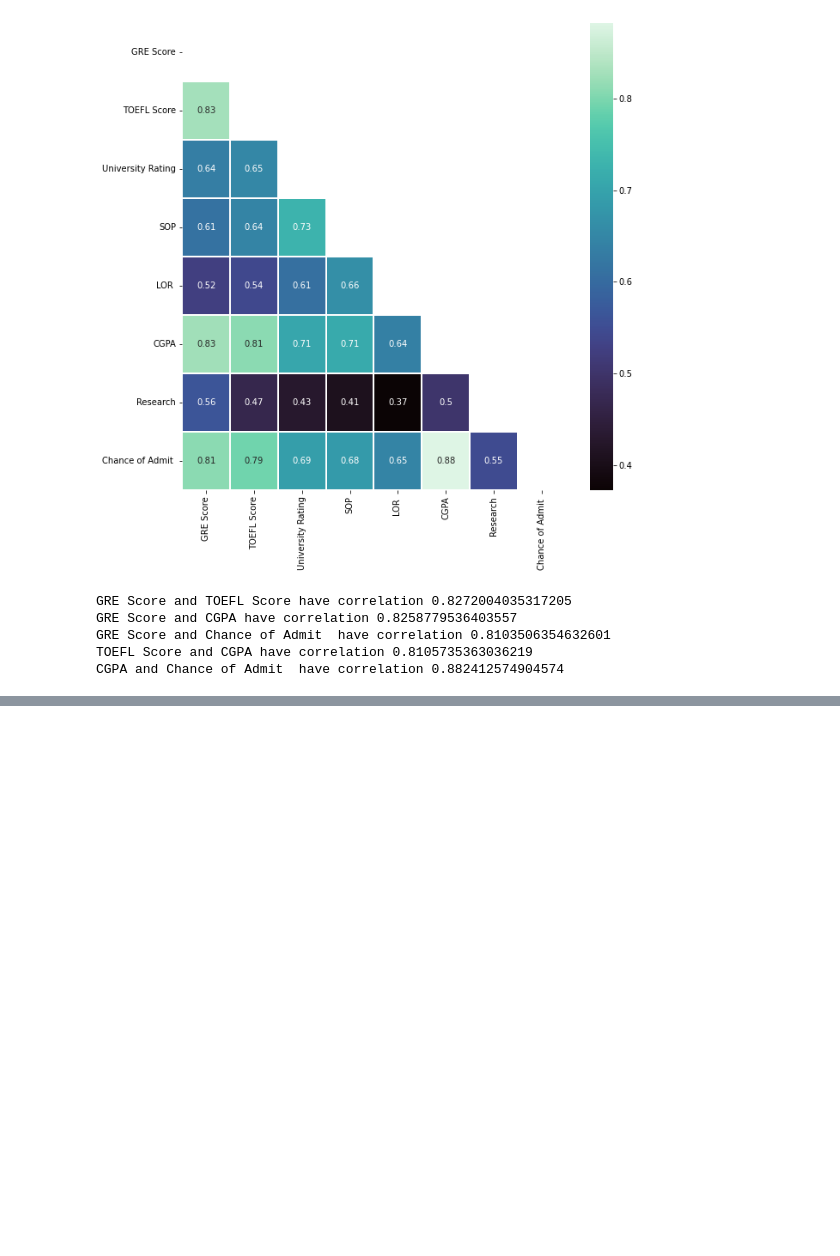
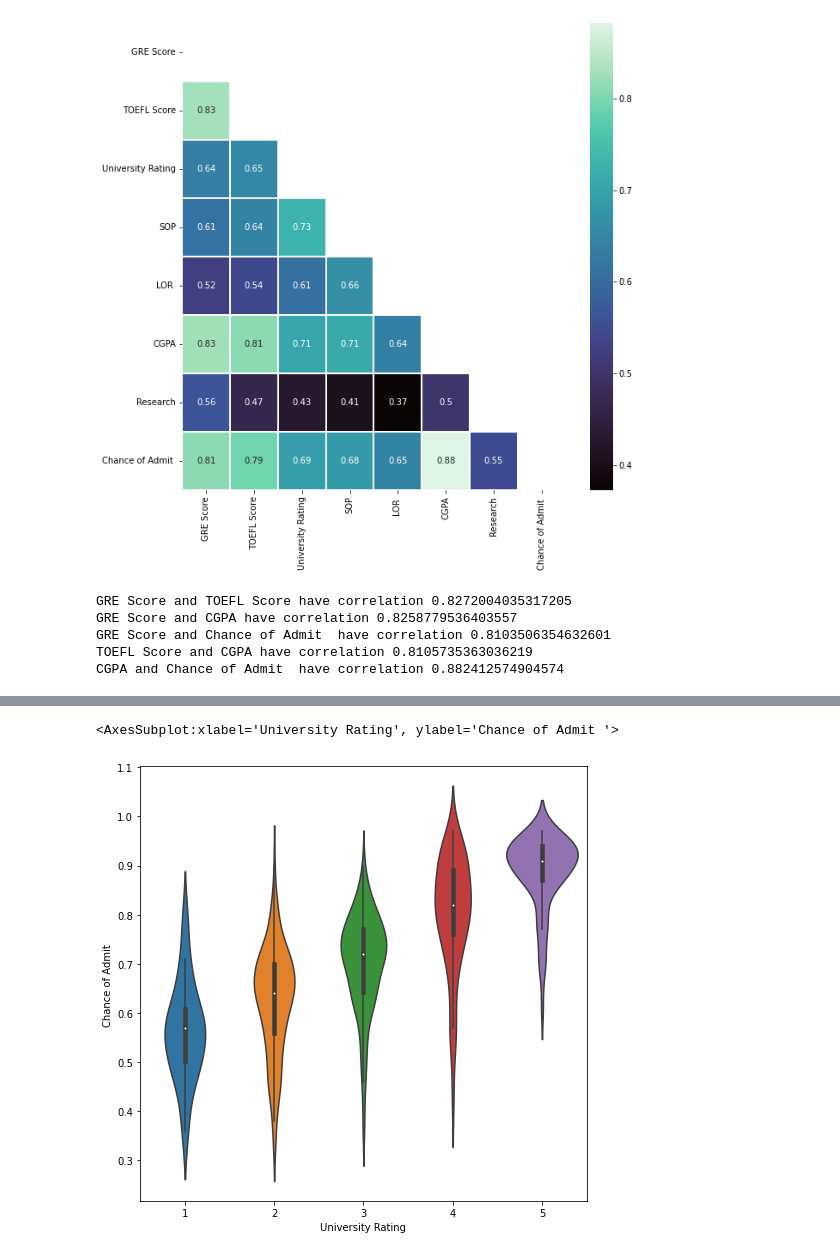
Before and after one commit to utkuozbudak/graduate_admission, a Jupyter notebook: graduate_admission.ipynb, the cells around one changed output, grey strips where cells are left out. Saved outputs shown, nothing was run; the diff lists cells and outputs as text; code cells hidden in the pictures; blank space fills up the shorter version.

```diff
--- a/graduate_admission.ipynb
+++ b/graduate_admission.ipynb
@@ -126,3 +133,11 @@ plt.show()
+# %%
+# Now let's analyze the relationship between University Rating and Chance of Admit
+
+plt.figure(figsize=(8,8))
+sns.violinplot(x='University Rating', y='Chance of Admit ', data=data)
+# %% [output]
+<AxesSubplot:xlabel='University Rating', ylabel='Chance of Admit '>
+[figure, added]
 # %% [markdown]
 ## Findings from Data Exploration
 
```
Also changed, not shown: parts of 3 cells of this notebook.
